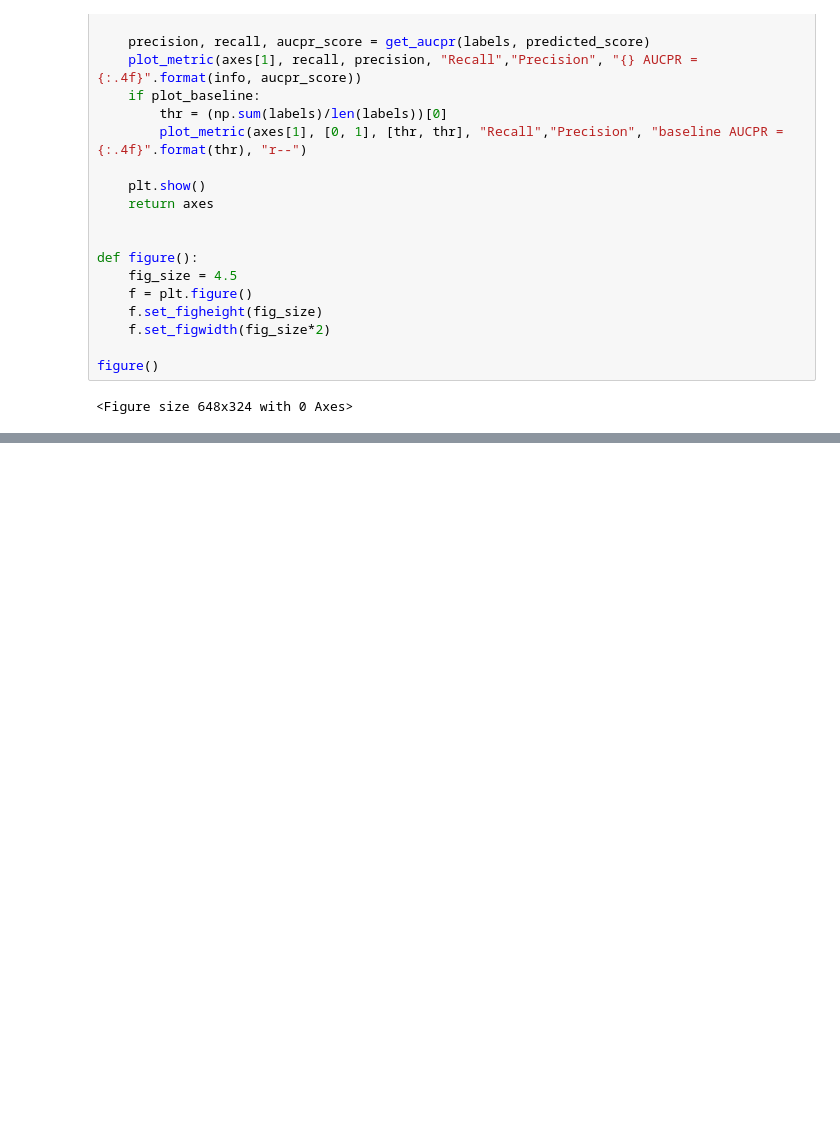
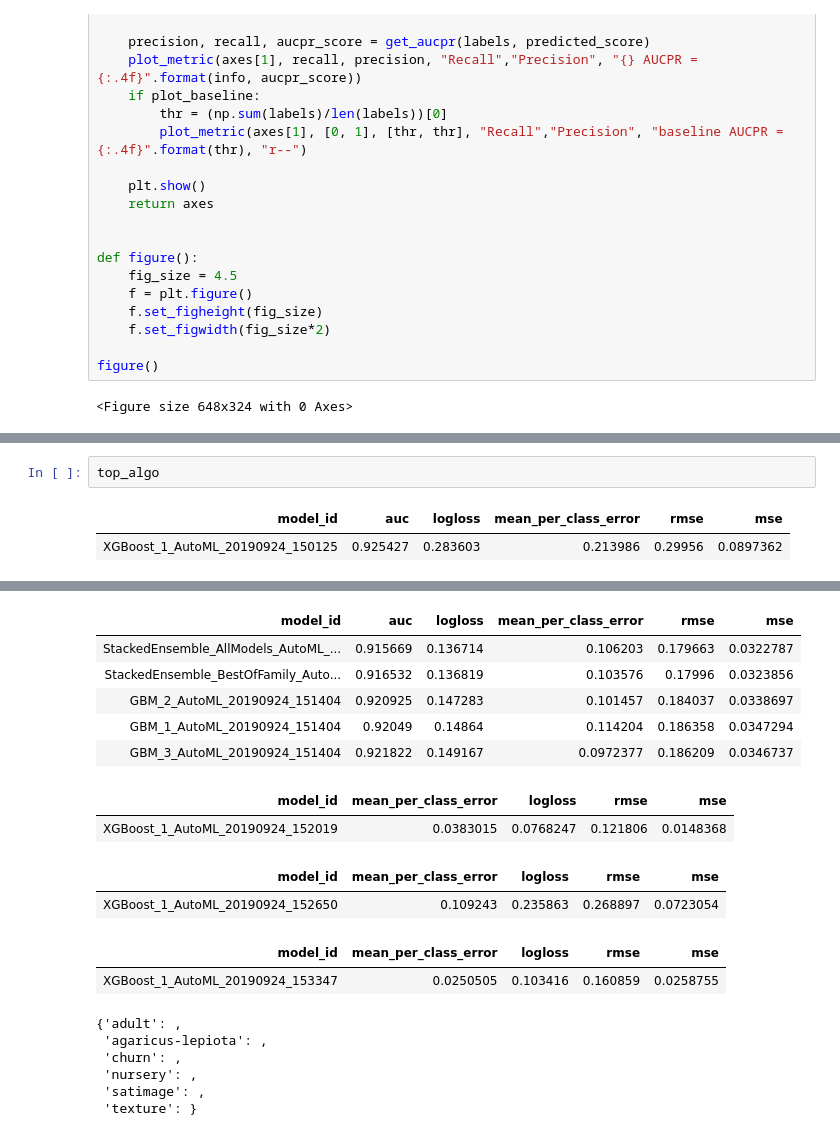
Before and after one commit to raffieeey/MasterResearchAutoML, a Jupyter notebook: 02A_H2OAutoml_Class.ipynb, the cells around one changed output, grey strips where cells are left out. Cells and saved outputs as stored; diff of their text form; blank space fills up the shorter version.

```diff
--- a/02A_H2OAutoml_Class.ipynb
+++ b/02A_H2OAutoml_Class.ipynb
@@ -304,0 +366,5 @@ class_dtst
+# %%
+top_algo
+# %% [output]
+| model_id | auc | logloss | mean_per_class_error | rmse | mse |
+| XGBoost_1_AutoML_20190924_150125 | 0.925427 | 0.283603 | 0.213986 | 0.29956 | 0.0897362 |
@@ -304,0 +376,18 @@ class_dtst
+| model_id | auc | logloss | mean_per_class_error | rmse | mse |
+| StackedEnsemble_AllModels_AutoML_... | 0.915669 | 0.136714 | 0.106203 | 0.179663 | 0.0322787 |
+| StackedEnsemble_BestOfFamily_Auto... | 0.916532 | 0.136819 | 0.103576 | 0.17996 | 0.0323856 |
+| GBM_2_AutoML_20190924_151404 | 0.920925 | 0.147283 | 0.101457 | 0.184037 | 0.0338697 |
+| GBM_1_AutoML_20190924_151404 | 0.92049 | 0.14864 | 0.114204 | 0.186358 | 0.0347294 |
+| GBM_3_AutoML_20190924_151404 | 0.921822 | 0.149167 | 0.0972377 | 0.186209 | 0.0346737 |
+| model_id | mean_per_class_error | logloss | rmse | mse |
+| XGBoost_1_AutoML_20190924_152019 | 0.0383015 | 0.0768247 | 0.121806 | 0.0148368 |
+| model_id | mean_per_class_error | logloss | rmse | mse |
+| XGBoost_1_AutoML_20190924_152650 | 0.109243 | 0.235863 | 0.268897 | 0.0723054 |
+| model_id | mean_per_class_error | logloss | rmse | mse |
+| XGBoost_1_AutoML_20190924_153347 | 0.0250505 | 0.103416 | 0.160859 | 0.0258755 |
+{'adult': ,
+ 'agaricus-lepiota': ,
+ 'churn': ,
+ 'nursery': ,
+ 'satimage': ,
+ 'texture': }
```
Also changed, not shown: parts of 15 cells of this notebook.
